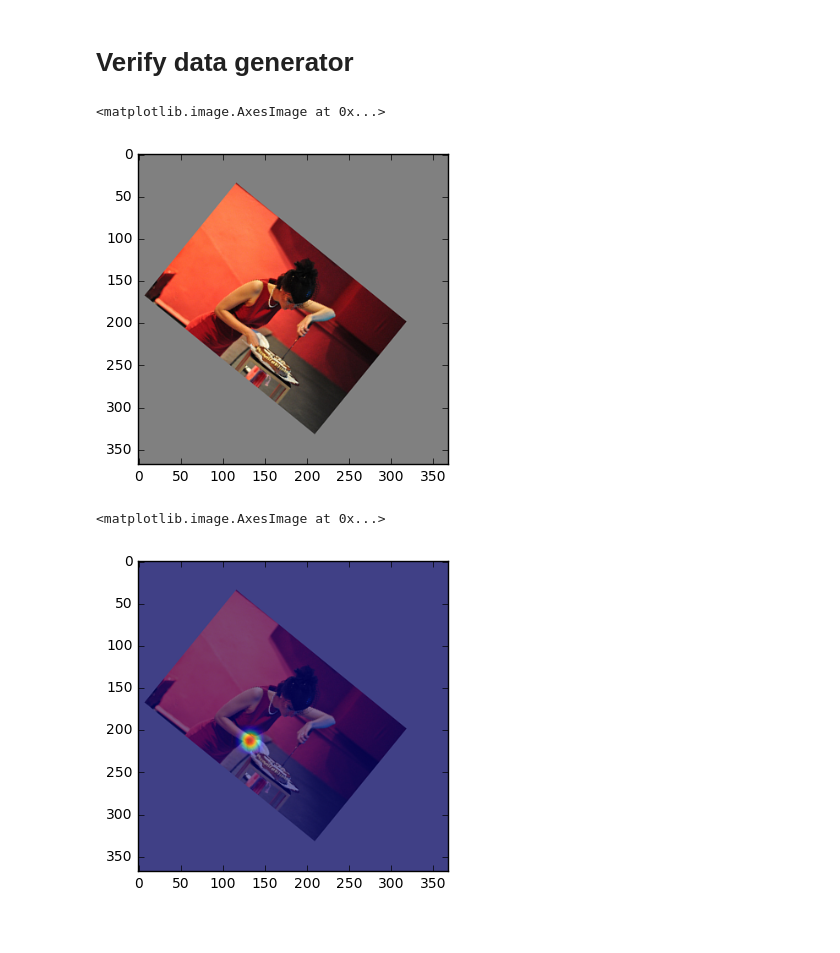
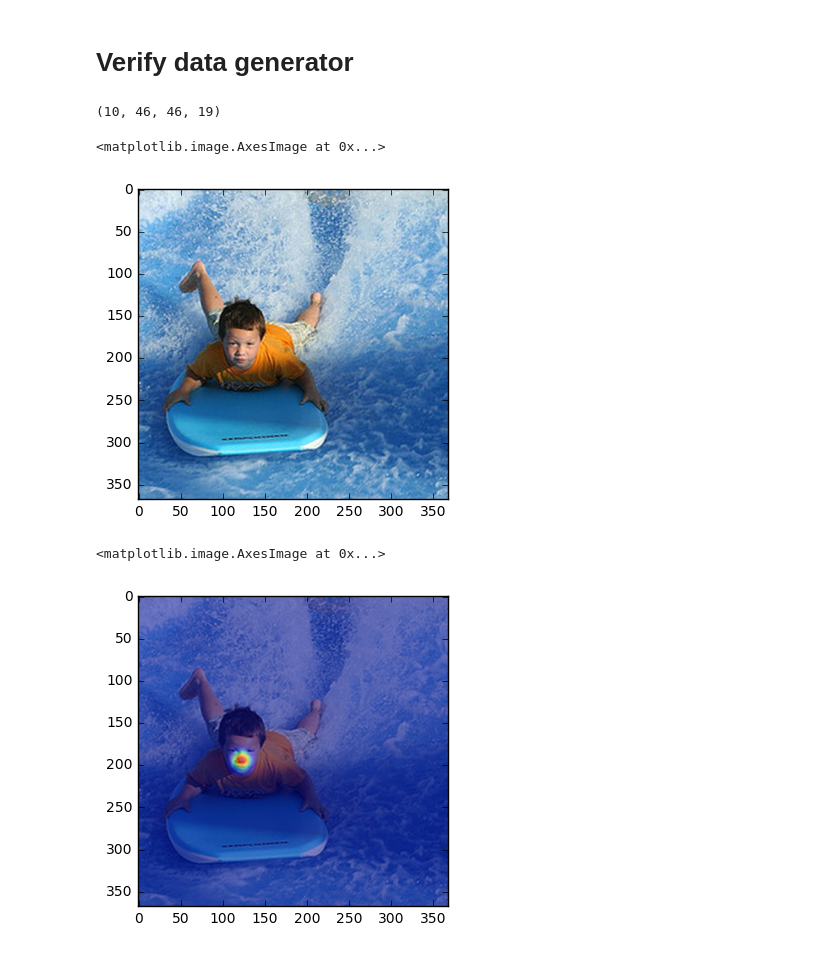
Before and after one commit to michalfaber/keras_Realtime_Multi-Person_Pose_Estimation, a Jupyter notebook: training/inspect_dataset.ipynb, the cells around one changed output. Saved outputs shown, nothing was run; the diff lists cells and outputs as text; code cells hidden in the pictures.

```diff
--- a/training/inspect_dataset.ipynb
+++ b/training/inspect_dataset.ipynb
@@ -49,28 +63,34 @@ plt.imshow(heatmap[:,:], alpha=.5)
 # Verify data generator
 # %%
 from ds_iterator import DataIterator
-di = DataIterator("../dataset/val_dataset.h5", data_shape=(3, 368, 368), label_shape=(57, 46, 46),
-                  split_point=38, batch_size=10, shuffle=True)
+di = DataIterator("../dataset/val_dataset.h5", data_shape=(3, 368, 368),
+                  mask_shape=(1, 46, 46),
+                  label_shape=(57, 46, 46),
+                  vec_num=38, heat_num=19, batch_size=10, shuffle=True)
 
-x,y1,y2 = di.next()
-x,y1,y2 = di.next()
-x,y1,y2 = di.next()
+
+x,y = di.next()
+x,y = di.next()
+x,y = di.next()
+# %%
+y[1].shape
+# %% [output]
+(10, 46, 46, 19)
 # %%
 batch_index = 1
-body_part = 4
+body_part = 0
 
-dta_img = x[batch_index,:,:,:]
-dta_img = np.transpose(dta_img, (1, 2, 0))
+dta_img = x[0][batch_index,:,:,:]
 plt.imshow(dta_img[:,:,[2,1,0]])
 # %% [output]
 <matplotlib.image.AxesImage at 0x...>
-[figure, old version]
+[figure, new version]
 # %%
 scale = 1
 imageToTest = cv2.resize(dta_img, (0,0), fx=scale, fy=scale, interpolation=cv2.INTER_CUBIC)
 imageToTest_padded, pad = util.padRightDownCorner(imageToTest, 8, 128)
 
-heatmap = cv2.resize(y2[batch_index, body_part, :, :], (0,0), fx=8, fy=8, interpolation=cv2.INTER_CUBIC)
+heatmap = cv2.resize(y[1][batch_index, :, :, body_part], (0,0), fx=8, fy=8, interpolation=cv2.INTER_CUBIC)
 heatmap = heatmap[:imageToTest_padded.shape[0]-pad[2], :imageToTest_padded.shape[1]-pad[3]]
 heatmap = cv2.resize(heatmap, (dta_img.shape[0], dta_img.shape[1]), interpolation=cv2.INTER_CUBIC)
 
@@ -78,4 +98,4 @@ plt.imshow(dta_img[:,:,[2,1,0]])
 plt.imshow(heatmap[:,:], alpha=.5)
 # %% [output]
 <matplotlib.image.AxesImage at 0x...>
-[figure, old version]
+[figure, new version]
```
Also changed, not shown: parts of 5 cells of this notebook, 4 other files.
